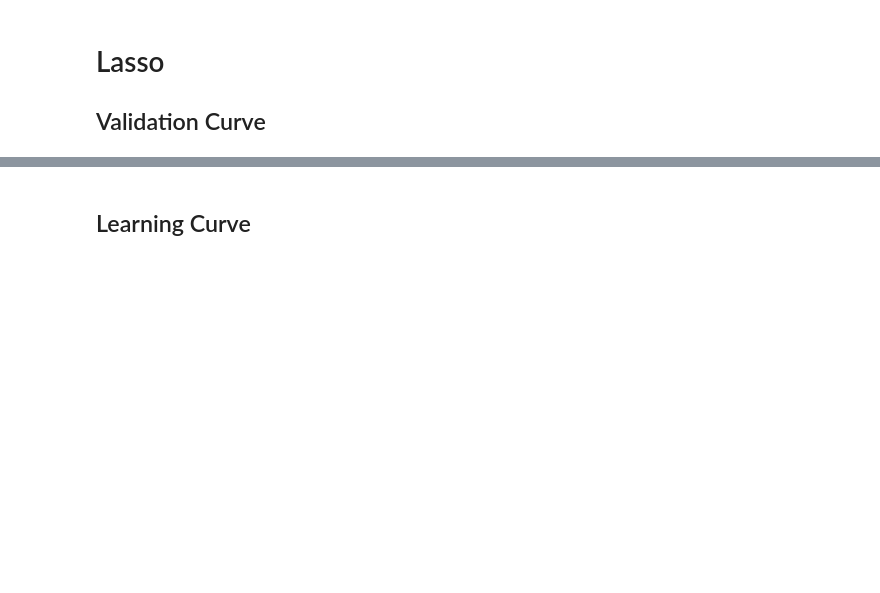
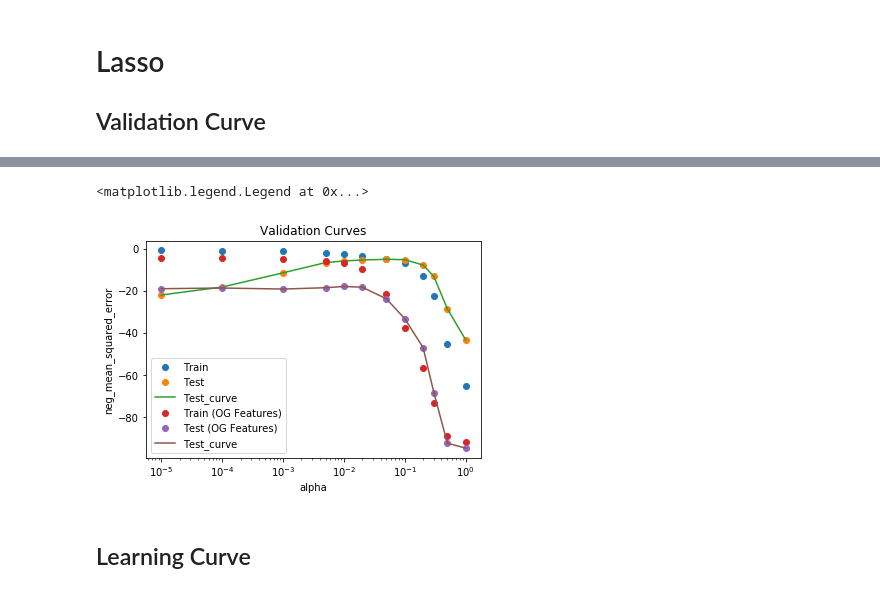
Before and after one commit to daericks/us-ed, a Jupyter notebook: notebooks/feature_building.ipynb, the cells around one changed output, grey strips where cells are left out. Drawn from its saved outputs; the diff is of its cells as text; code cells hidden in the pictures; blank space fills up the shorter version.

```diff
--- a/notebooks/feature_building.ipynb
+++ b/notebooks/feature_building.ipynb
@@ -725,3 +726,63 @@ plt.legend(loc="best")
+# %%
+model=linear_model.Lasso(normalize=True)
+df1=df.drop(['PRIMARY_KEY','AVG_MATH_8_SCORE','AVG_READING_4_SCORE','AVG_READING_8_SCORE','ENROLL'],axis=1)
+df1 = df1.dropna()
+df1 = pd.get_dummies(df1, columns=['STATE'])
+y=df1.loc[:,'AVG_MATH_4_SCORE'].values
+X=df1.drop(['AVG_MATH_4_SCORE'],axis=1).loc[:,:].values
+X_cols=df1.drop(['AVG_MATH_4_SCORE'],axis=1).columns
+num_splits=20
+ts_cv=TimeSeriesSplit(n_splits=num_splits) #.split(X)
+
+param_range=[0.00001,0.0001,0.001,0.005,0.01,0.02,0.05,0.1,0.2,0.3,0.5,1]
+train_scores_vc, test_scores_vc = \
+    validation_curve(estimator=model, X=X, y=y, param_name="alpha", param_range=param_range,
+                     cv=ts_cv, n_jobs=-1, scoring='neg_mean_squared_error')
+
+train_scores_mean = np.mean(train_scores_vc, axis=1)
+train_scores_std = np.std(train_scores_vc, axis=1)
+test_scores_mean = np.mean(test_scores_vc, axis=1)
+test_scores_std = np.std(test_scores_vc, axis=1)
+
+plt.figure()
+plt.semilogx(param_range,train_scores_mean,'o',label="Train")
+plt.semilogx(param_range,test_scores_mean,'o',label="Test")
+plt.semilogx(param_range,test_scores_mean,label="Test_curve")
+plt.xlabel("alpha")
+plt.ylabel("neg_mean_squared_error")
+plt.title("Validation Curves")
+plt.legend(loc="best")
+
+model=linear_model.Lasso(normalize=True)
+df1=df_orig.drop(['PRIMARY_KEY','AVG_MATH_8_SCORE','AVG_READING_4_SCORE','AVG_READING_8_SCORE','ENROLL'],axis=1)
+df1 = df1.dropna()
+df1 = pd.get_dummies(df1, columns=['STATE'])
+y=df1.loc[:,'AVG_MATH_4_SCORE'].values
+X=df1.drop(['AVG_MATH_4_SCORE'],axis=1).loc[:,:].values
+X_cols=df1.drop(['AVG_MATH_4_SCORE'],axis=1).columns
+num_splits=20
+ts_cv=TimeSeriesSplit(n_splits=num_splits) #.split(X)
+
+param_range=[0.00001,0.0001,0.001,0.005,0.01,0.02,0.05,0.1,0.2,0.3,0.5,1]
+train_scores_vc, test_scores_vc = \
+    validation_curve(estimator=model, X=X, y=y, param_name="alpha", param_range=param_range,
+                     cv=ts_cv, n_jobs=-1, scoring='neg_mean_squared_error')
+
+train_scores_mean = np.mean(train_scores_vc, axis=1)
+train_scores_std = np.std(train_scores_vc, axis=1)
+test_scores_mean = np.mean(test_scores_vc, axis=1)
+test_scores_std = np.std(test_scores_vc, axis=1)
+
+plt.semilogx(param_range,train_scores_mean,'o',label="Train (OG Features)")
+plt.semilogx(param_range,test_scores_mean,'o',label="Test (OG Features)")
+plt.semilogx(param_range,test_scores_mean,label="Test_curve")
+plt.xlabel("alpha")
+plt.ylabel("neg_mean_squared_error")
+plt.title("Validation Curves")
+plt.legend(loc="best")
+# %% [output]
+<matplotlib.legend.Legend at 0x...>
+[figure, added]
 # %%
 lasso_best_alpha = 0.05
 # %% [markdown]
```
Also changed, not shown: parts of 3 cells of this notebook.
